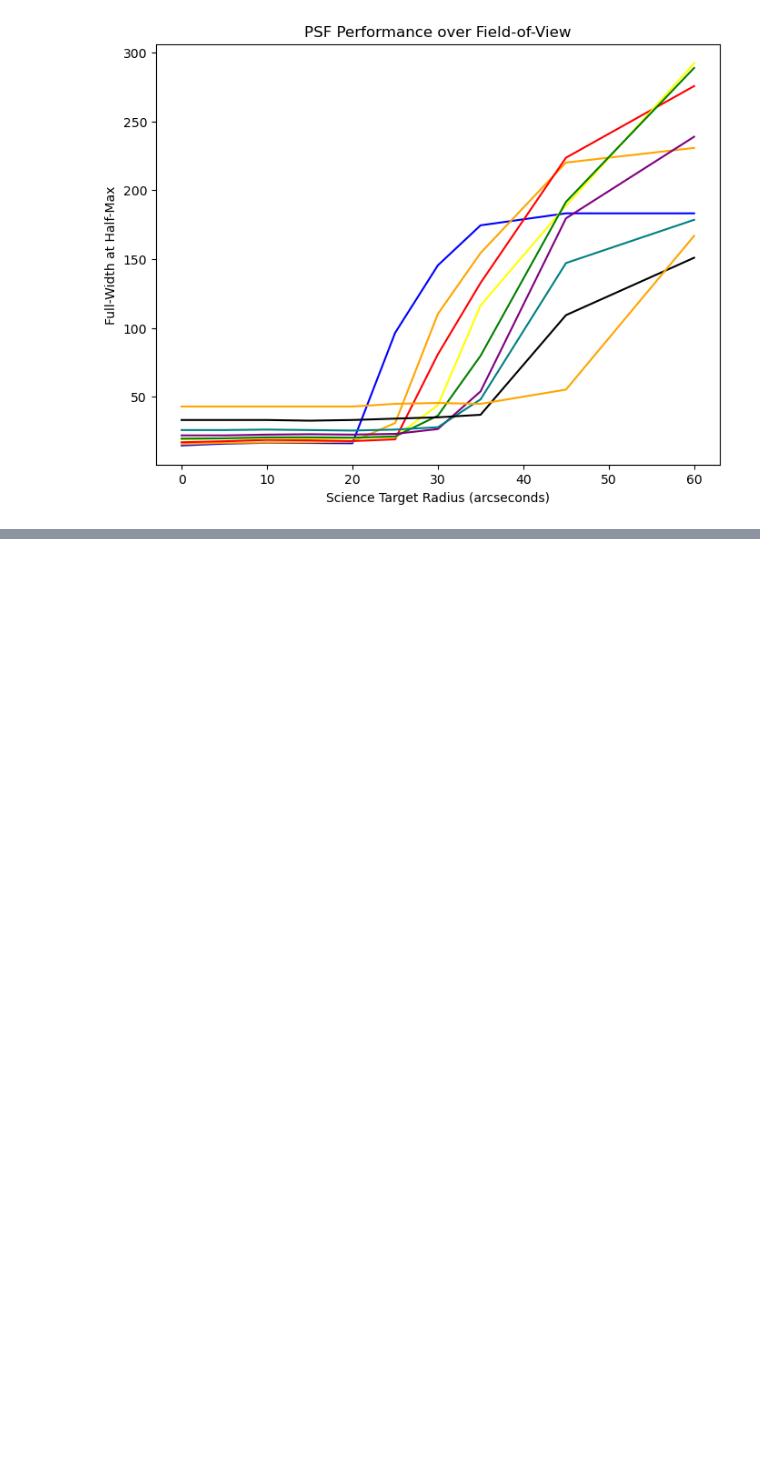
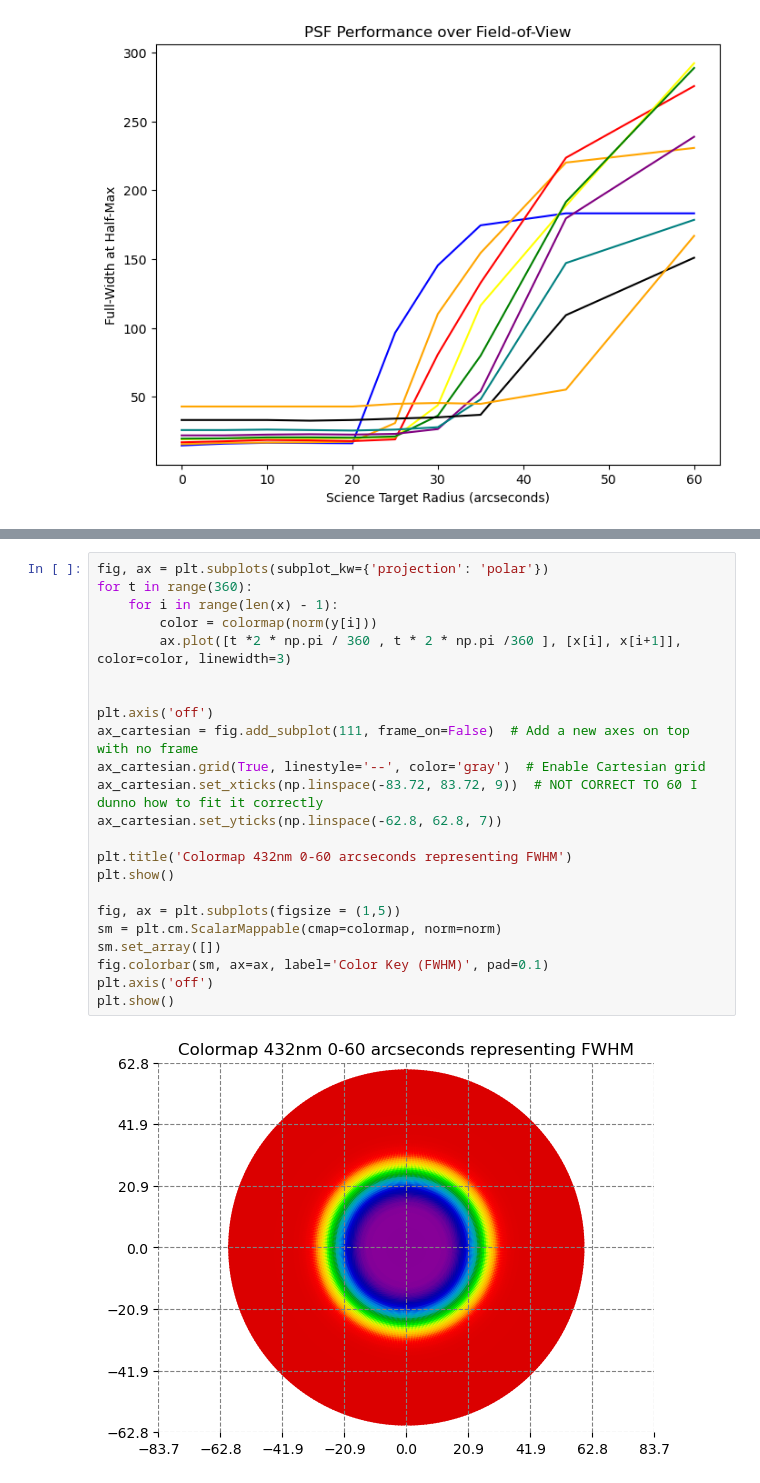
Before and after one commit to bpeck114/ulab_ao, a Jupyter notebook: plotting_many_psfs.ipynb, the cells around one changed output, grey strips where cells are left out. Saved outputs shown, nothing was run; the diff lists cells and outputs as text; blank space fills up the shorter version.

```diff
--- a/plotting_many_psfs.ipynb
+++ b/plotting_many_psfs.ipynb
@@ -344,0 +348,25 @@ plt.show()
+# %%
+fig, ax = plt.subplots(subplot_kw={'projection': 'polar'})
+for t in range(360):
+    for i in range(len(x) - 1):
+        color = colormap(norm(y[i]))
+        ax.plot([t *2 * np.pi / 360 , t * 2 * np.pi /360 ], [x[i], x[i+1]], color=color, linewidth=3)
+
+
+plt.axis('off')
+ax_cartesian = fig.add_subplot(111, frame_on=False)  # Add a new axes on top with no frame
+ax_cartesian.grid(True, linestyle='--', color='gray')  # Enable Cartesian grid
+ax_cartesian.set_xticks(np.linspace(-83.72, 83.72, 9))  # NOT CORRECT TO 60 I dunno how to fit it correctly
+ax_cartesian.set_yticks(np.linspace(-62.8, 62.8, 7))
+
+plt.title('Colormap 432nm 0-60 arcseconds representing FWHM')
+plt.show()
+
+fig, ax = plt.subplots(figsize = (1,5))
+sm = plt.cm.ScalarMappable(cmap=colormap, norm=norm)
+sm.set_array([])
+fig.colorbar(sm, ax=ax, label='Color Key (FWHM)', pad=0.1)
+plt.axis('off')
+plt.show()
+# %% [output]
+[figure, added]
```
Also changed, not shown: parts of 5 cells of this notebook.
